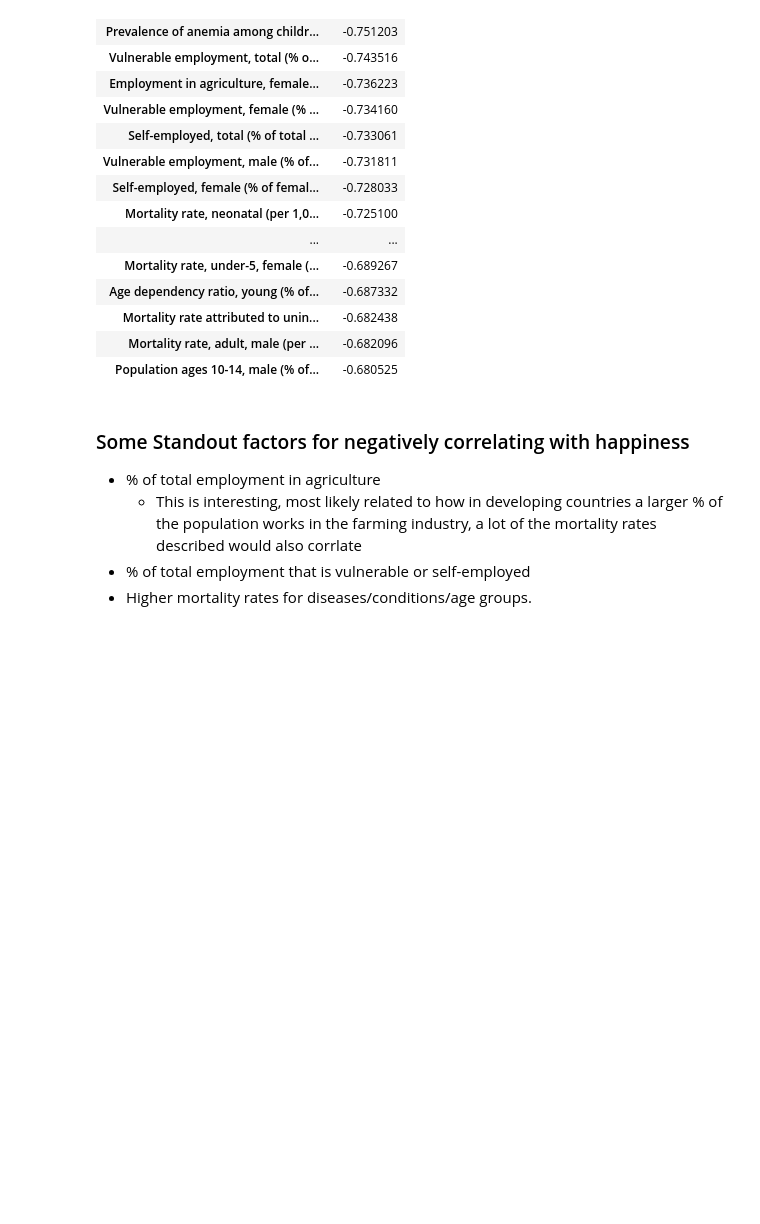
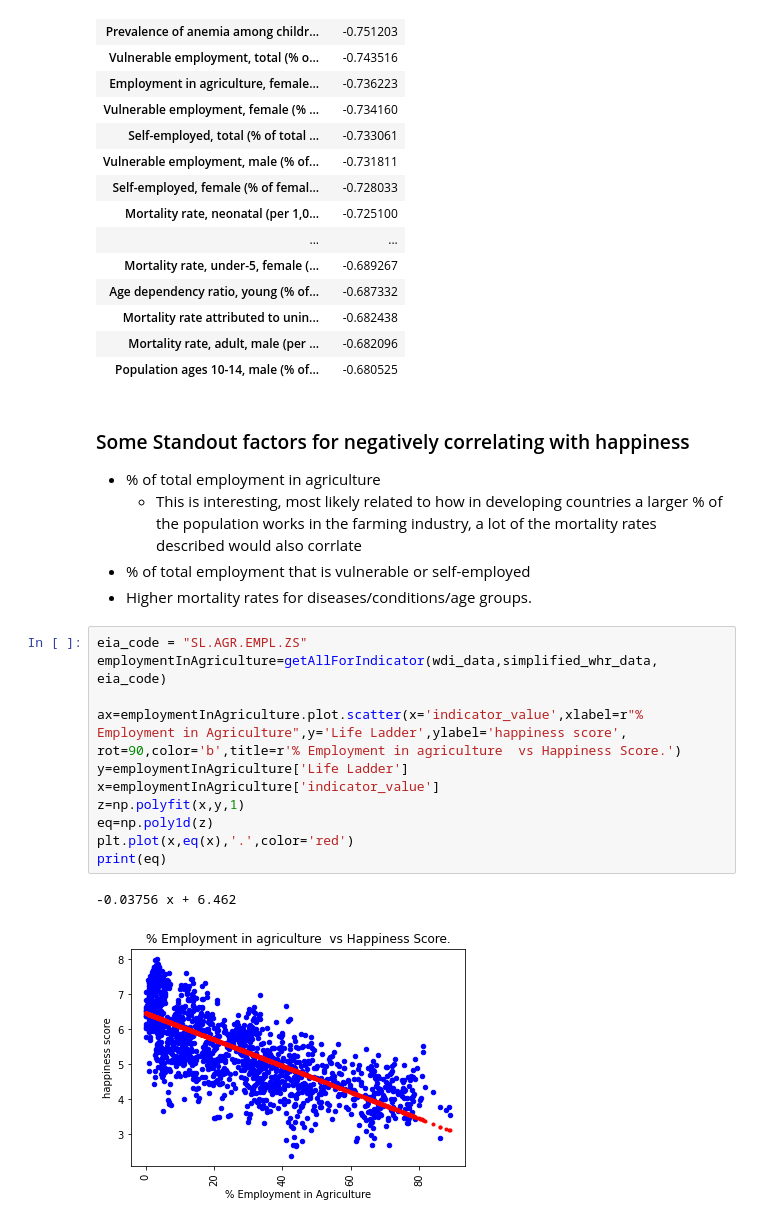
Before and after one commit to alderie/happinessfactor, a Jupyter notebook: notebook.ipynb, the cells around one changed output. Cells and saved outputs as stored; diff of their text form; blank space fills up the shorter version.

Commit message:
Added 2 graphs, relocated GDP

```diff
--- a/notebook.ipynb
+++ b/notebook.ipynb
@@ -295,3 +271,17 @@ corr_data.sort_values(by='Life Ladder', ascending=True).iloc[0:30, hi_idx:hi_idx
     a lot of the mortality rates described would also corrlate
 - % of total employment that is vulnerable or self-employed
 - Higher mortality rates for diseases/conditions/age groups.
+# %%
+eia_code = "SL.AGR.EMPL.ZS"
+employmentInAgriculture=getAllForIndicator(wdi_data,simplified_whr_data, eia_code)
+
+ax=employmentInAgriculture.plot.scatter(x='indicator_value',xlabel=r"% Employment in Agriculture",y='Life Ladder',ylabel='happiness score', rot=90,color='b',title=r'% Employment in agriculture  vs Happiness Score.')
+y=employmentInAgriculture['Life Ladder']
+x=employmentInAgriculture['indicator_value']
+z=np.polyfit(x,y,1)
+eq=np.poly1d(z)
+plt.plot(x,eq(x),'.',color='red')
+print(eq)
+# %% [output]
+-0.03756 x + 6.462
+[figure, added]
```
Also changed, not shown: parts of 4 cells of this notebook.
